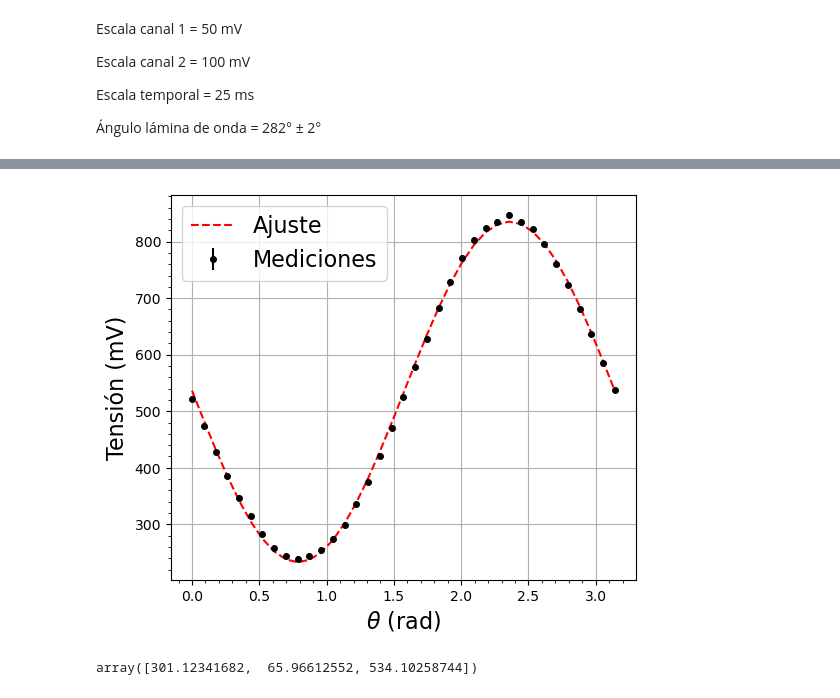
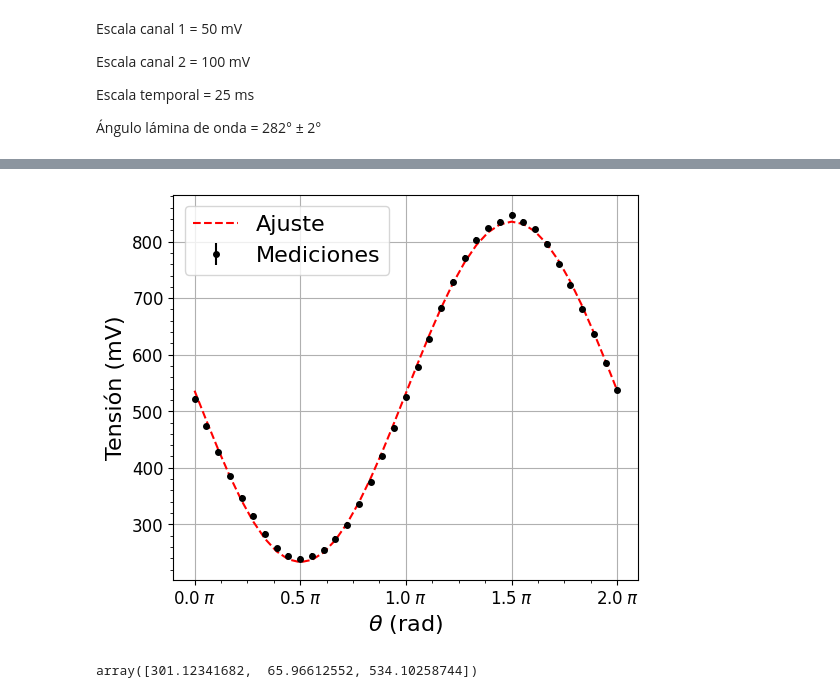
Before and after one commit to DelManuel/Magnetometro-optico, a Jupyter notebook: códigos/analisis_fotodetectores.ipynb, the cells around one changed output, grey strips where cells are left out. Saved outputs shown, nothing was run; the diff lists cells and outputs as text; code cells hidden in the pictures.

```diff
--- a/códigos/analisis_fotodetectores.ipynb
+++ b/códigos/analisis_fotodetectores.ipynb
@@ -93,15 +95,20 @@ def func(x, I0,phi,offset):
 # %%
 popt, pcov = curve_fit(func, angulo_polarizador, tension_resta)
 
 fig, ax = plt.subplots(ncols = 1, figsize = (6,5))
 ax.plot(angulo_polarizador, func(angulo_polarizador,*popt), label = "Ajuste", ls = "--", c = "r")
 ax.errorbar(angulo_polarizador, tension_resta, yerr = 5*np.ones(len(angulo_polarizador)), fmt = ".k", ms = 8, label = "Mediciones")
 ax.set_xlabel(r"$\theta$"+ " (rad)")
 ax.set_ylabel("Tensión (mV)")
+
+pi_fraction_labels = [rf"${i/2}\; \pi$" for i in range(0, 5)]  # Adjust the range as needed
+ax.set_xticks(np.linspace(0, max(angulo_polarizador), 5))
+ax.set_xticklabels(pi_fraction_labels)
+ax.tick_params(labelsize = 12)
 ax.legend()
 plt.show()
 # %% [output]
-[figure, old version]
+[figure, new version]
 # %%
 popt
 # %% [output]
```
Also changed, not shown: parts of 17 cells of this notebook.
